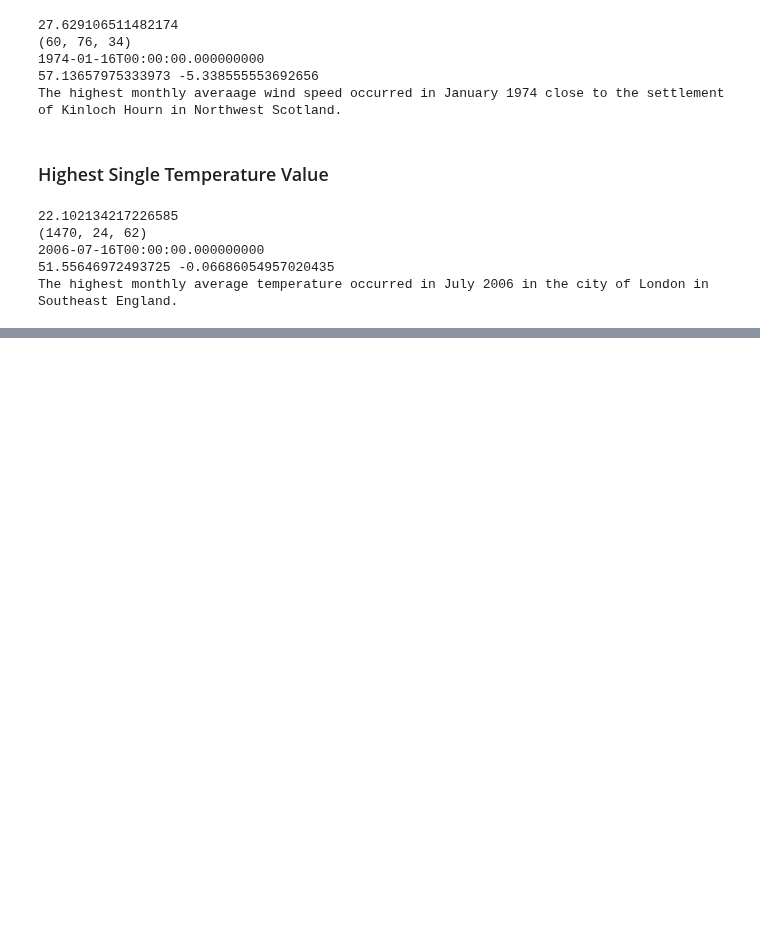
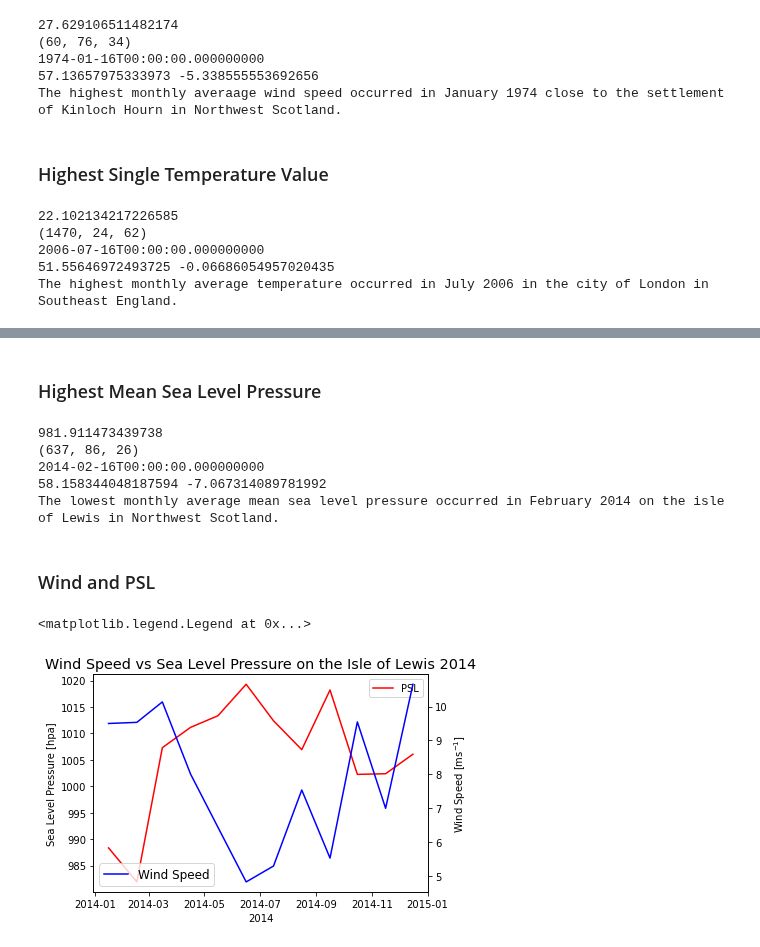
Before and after one commit to Iarla-Boyce/MSc-Project, a Jupyter notebook: 03_11.ipynb, the cells around one changed output, grey strips where cells are left out. Drawn from its saved outputs; the diff is of its cells as text; code cells hidden in the pictures; blank space fills up the shorter version.

```diff
--- a/03_11.ipynb
+++ b/03_11.ipynb
@@ -822,0 +706,66 @@ plt.rcParams.update({'font.size': 12})
+# %% [markdown]
+### Highest Mean Sea Level Pressure
+# %%
+import xarray as xr
+import numpy as np
+
+
+data = xr.open_mfdataset(r"C:\Users\iarla\OneDrive\Documents\MSc_Project\HadUK_data\12km_Month_psl\*.nc", parallel=True)
+
+psl = np.array(data['psl'])
+
+smallest_value = np.nanmin(psl)
+
+index_of_smallest_value = np.unravel_index(np.nanargmin(psl), psl.shape)
+
+print(smallest_value)
+print(index_of_smallest_value)
+
+time = np.array(data['time'])
+lat = np.array(data['latitude'])
+lon = np.array(data['longitude'])
+
+print(time[637])
+print(lat[86,26], lon[86,26])
+
+
+print('The lowest monthly average mean sea level pressure occurred in February 2014 on the isle of Lewis in Northwest Scotland.')
+# %% [output]
+981.911473439738
+(637, 86, 26)
+2014-02-16T00:00:00.000000000
+58.158344048187594 -7.067314089781992
+The lowest monthly average mean sea level pressure occurred in February 2014 on the isle of Lewis in Northwest Scotland.
+# %% [markdown]
+### Wind and PSL
+# %%
+import xarray as xr
+import numpy as np
+import matplotlib.pyplot as plt
+
+data = xr.open_mfdataset(r"C:\Users\iarla\OneDrive\Documents\MSc_Project\HadUK_data\12km_Month_Wind\*.nc", parallel=True)
+data1 = xr.open_mfdataset(r"C:\Users\iarla\OneDrive\Documents\MSc_Project\HadUK_data\12km_Month_psl\*.nc", parallel=True)
+
+wind_array = np.array(data['sfcWind'])
+time = np.array(data['time'])
+
+psl = np.array(data1['psl'])
+
+
+time1 = np.array(data1['time'])
+
+
+ax1 = plt.subplot()
+plt.plot(time1[636:648], psl[636:648, 86, 26], 'r', label='PSL')
+plt.xlabel('2014')
+plt.ylabel('Sea Level Pressure [hpa]')
+plt.legend()
+ax2 = ax1.twinx()
+plt.plot(time[540:552], wind_array[540:552, 86, 26], 'b', label='Wind Speed')
+plt.ylabel('Wind Speed [ms$^{-1}$]')
+plt.rcParams.update({'font.size': 12})
+plt.title('Wind Speed vs Sea Level Pressure on the Isle of Lewis 2014')
+plt.legend()
+# %% [output]
+<matplotlib.legend.Legend at 0x...>
+[figure, added]
```
Also changed, not shown: parts of 13 cells of this notebook.
